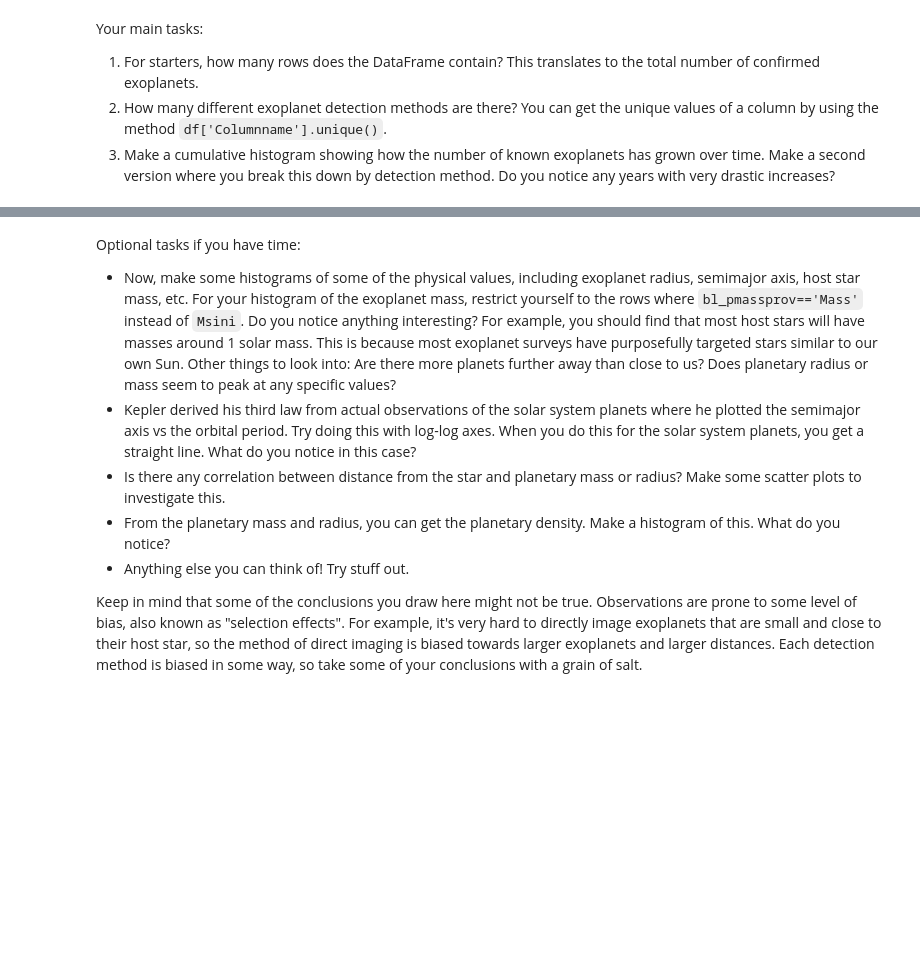
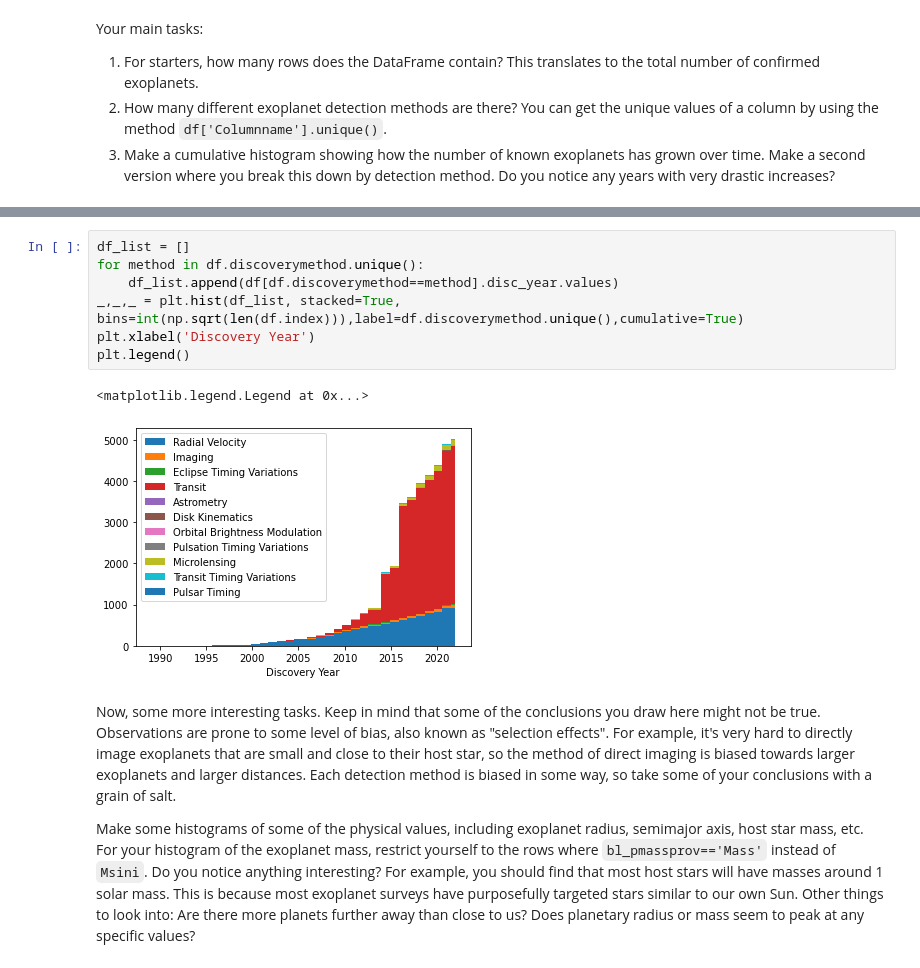
Before and after one commit to CIERA-Northwestern/REACHpy, a Jupyter notebook: Module_3/Challenge_2_Exoplanets_with_Pandas.ipynb, the cells around one changed output, grey strips where cells are left out. Cells and saved outputs as stored; diff of their text form; blank space fills up the shorter version.

```diff
--- a/Module_3/Challenge_2_Exoplanets_with_Pandas.ipynb
+++ b/Module_3/Challenge_2_Exoplanets_with_Pandas.ipynb
@@ -26,9 +42,14 @@ Your main tasks:
+# %%
+df_list = []
+for method in df.discoverymethod.unique():
+    df_list.append(df[df.discoverymethod==method].disc_year.values)
+_,_,_ = plt.hist(df_list, stacked=True, bins=int(np.sqrt(len(df.index))),label=df.discoverymethod.unique(),cumulative=True)
+plt.xlabel('Discovery Year')
+plt.legend()
+# %% [output]
+<matplotlib.legend.Legend at 0x...>
+[figure, added]
 # %% [markdown]
-Optional tasks if you have time:
-*   Now, make some histograms of some of the physical values, including exoplanet radius, semimajor axis, host star mass, etc. For your histogram of the exoplanet mass, restrict yourself to the rows where `bl_pmassprov=='Mass'` instead of `Msini`. Do you notice anything interesting? For example, you should find that most host stars will have masses around 1 solar mass. This is because most exoplanet surveys have purposefully targeted stars similar to our own Sun. Other things to look into: Are there more planets further away than close to us? Does planetary radius or mass seem to peak at any specific values?
-*   Kepler derived his third law from actual observations of the solar system planets where he plotted the semimajor axis vs the orbital period. Try doing this with log-log axes. When you do this for the solar system planets, you get a straight line. What do you notice in this case?
-*   Is there any correlation between distance from the star and planetary mass or radius? Make some scatter plots to investigate this.
-*   From the planetary mass and radius, you can get the planetary density. Make a histogram of this. What do you notice?
-*   Anything else you can think of! Try stuff out.
+Now, some more interesting tasks. Keep in mind that some of the conclusions you draw here might not be true. Observations are prone to some level of bias, also known as "selection effects". For example, it's very hard to directly image exoplanets that are small and close to their host star, so the method of direct imaging is biased towards larger exoplanets and larger distances. Each detection method is biased in some way, so take some of your conclusions with a grain of salt.
 
-Keep in mind that some of the conclusions you draw here might not be true. Observations are prone to some level of bias, also known as "selection effects". For example, it's very hard to directly image exoplanets that are small and close to their host star, so the method of direct imaging is biased towards larger exoplanets and larger distances. Each detection method is biased in some way, so take some of your conclusions with a grain of salt.
+Make some histograms of some of the physical values, including exoplanet radius, semimajor axis, host star mass, etc. For your histogram of the exoplanet mass, restrict yourself to the rows where `bl_pmassprov=='Mass'` instead of `Msini`. Do you notice anything interesting? For example, you should find that most host stars will have masses around 1 solar mass. This is because most exoplanet surveys have purposefully targeted stars similar to our own Sun. Other things to look into: Are there more planets further away than close to us? Does planetary radius or mass seem to peak at any specific values?
```
Also changed, not shown: parts of 12 cells of this notebook.
